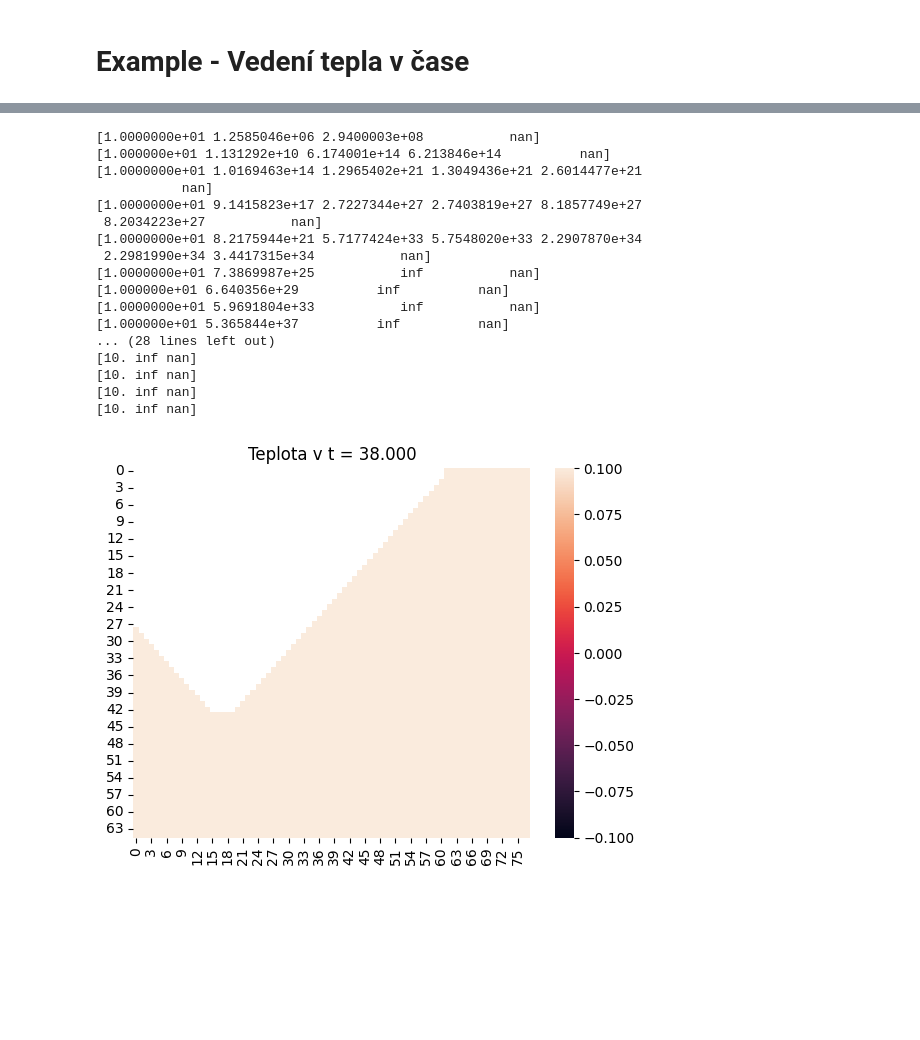
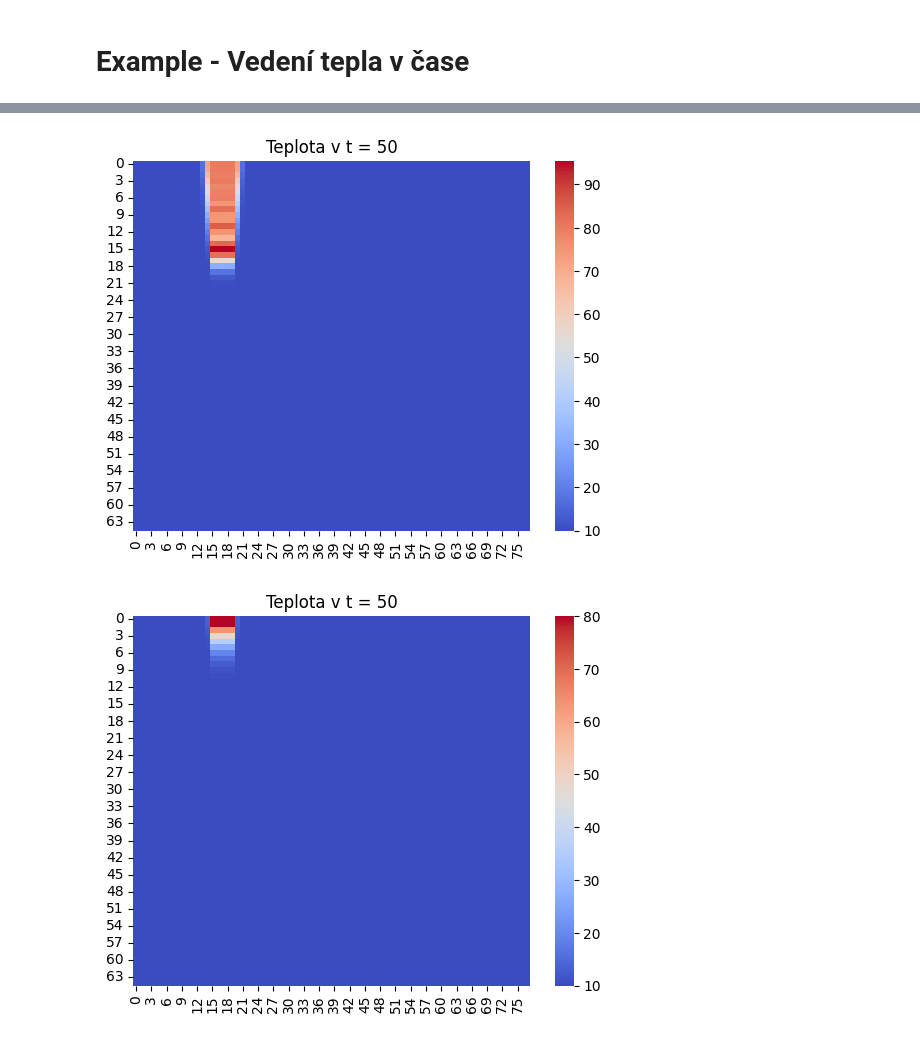
Before and after one commit to koc0326/projekt_vvp, a Jupyter notebook: examples.ipynb, the cells around one changed output, grey strips where cells are left out. Cells and saved outputs as stored; diff of their text form; code cells hidden in the pictures; blank space fills up the shorter version.

```diff
--- a/examples.ipynb
+++ b/examples.ipynb
@@ -47,36 +42,20 @@ from time import time as t
 # %%
 co = "spirala"
 
-lam0 = np.load("spirala_RHO_c.npy")
-rho0 = np.load("spirala_LAM.npy")
+rho0 = np.load("spirala_RHO_C.npy")
+lam0 = np.load("spirala_LAM.npy")
 u0 = np.load("spirala_U_initial.npy")
 
 S = projekt.Obrazec(u0,lam0,rho0)
-start = 0
-stop = 40
-dt = 0.01
-dx = 0.1
-dy = 0.1
+stop = 50
+dt = 0.1
+dx = 0.01
+dy = 0.01
 
-# postup = "sparse" pro matice ve sparse formatu
-postup = "f"
-projekt.run_u(S,co,postup,start,stop,dt,dx,dy)
+projekt.run_u_sparse(S,co,stop,dt,dx,dy)
 # %% [output]
-[1.0000000e+01 1.2585046e+06 2.9400003e+08           nan]
-[1.000000e+01 1.131292e+10 6.174001e+14 6.213846e+14          nan]
-[1.0000000e+01 1.0169463e+14 1.2965402e+21 1.3049436e+21 2.6014477e+21
-           nan]
-[1.0000000e+01 9.1415823e+17 2.7227344e+27 2.7403819e+27 8.1857749e+27
- 8.2034223e+27           nan]
-[1.0000000e+01 8.2175944e+21 5.7177424e+33 5.7548020e+33 2.2907870e+34
- 2.2981990e+34 3.4417315e+34           nan]
-[1.0000000e+01 7.3869987e+25           inf           nan]
-[1.000000e+01 6.640356e+29          inf          nan]
-[1.0000000e+01 5.9691804e+33           inf           nan]
-[1.000000e+01 5.365844e+37          inf          nan]
-... (28 lines left out)
-[10. inf nan]
-[10. inf nan]
-[10. inf nan]
-[10. inf nan]
-[figure, old version]
+[figure, new version]
+# %%
+projekt.run_u(S,co,stop,dt,dx,dy)
+# %% [output]
+[figure, added]
```
Also changed, not shown: parts of 8 cells of this notebook.
